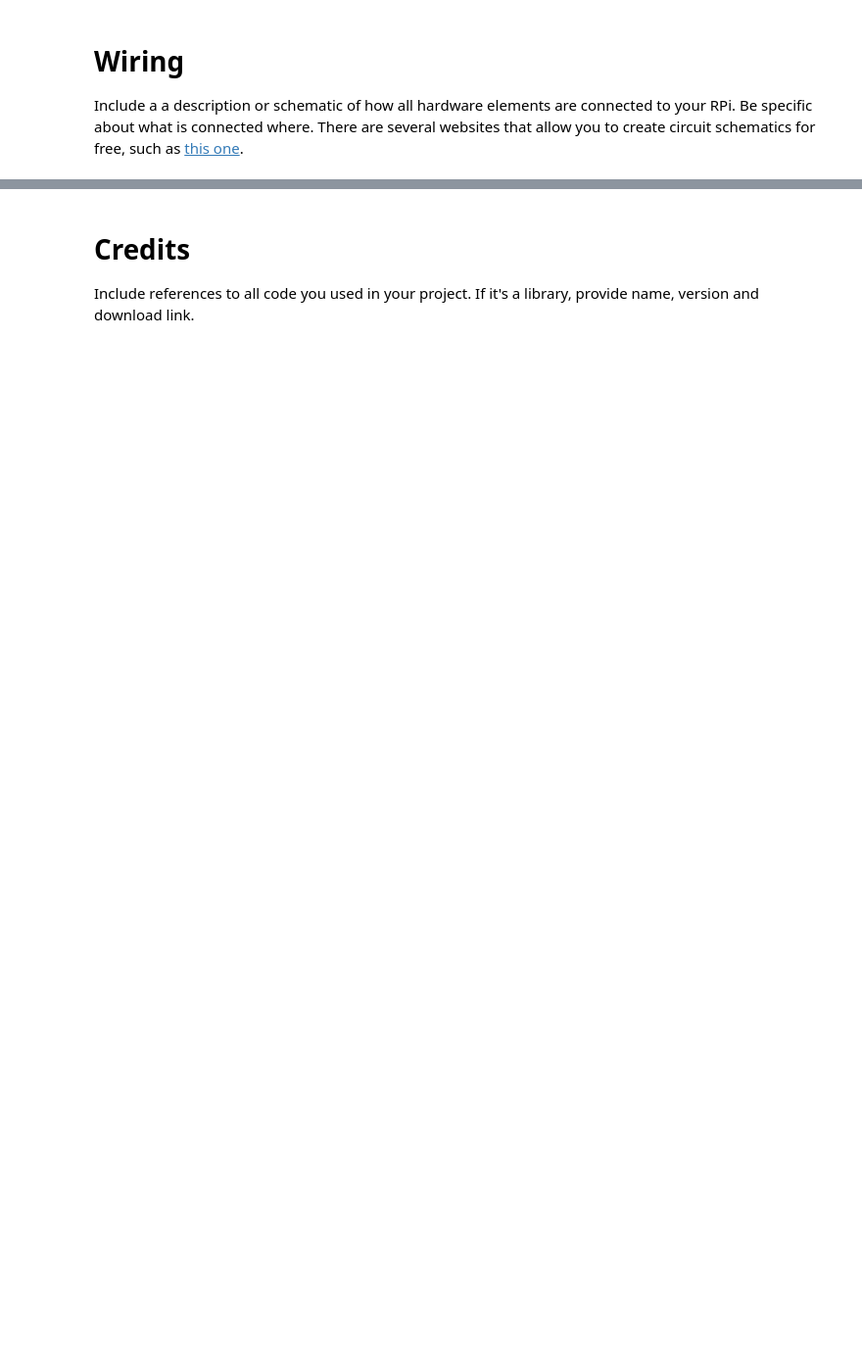
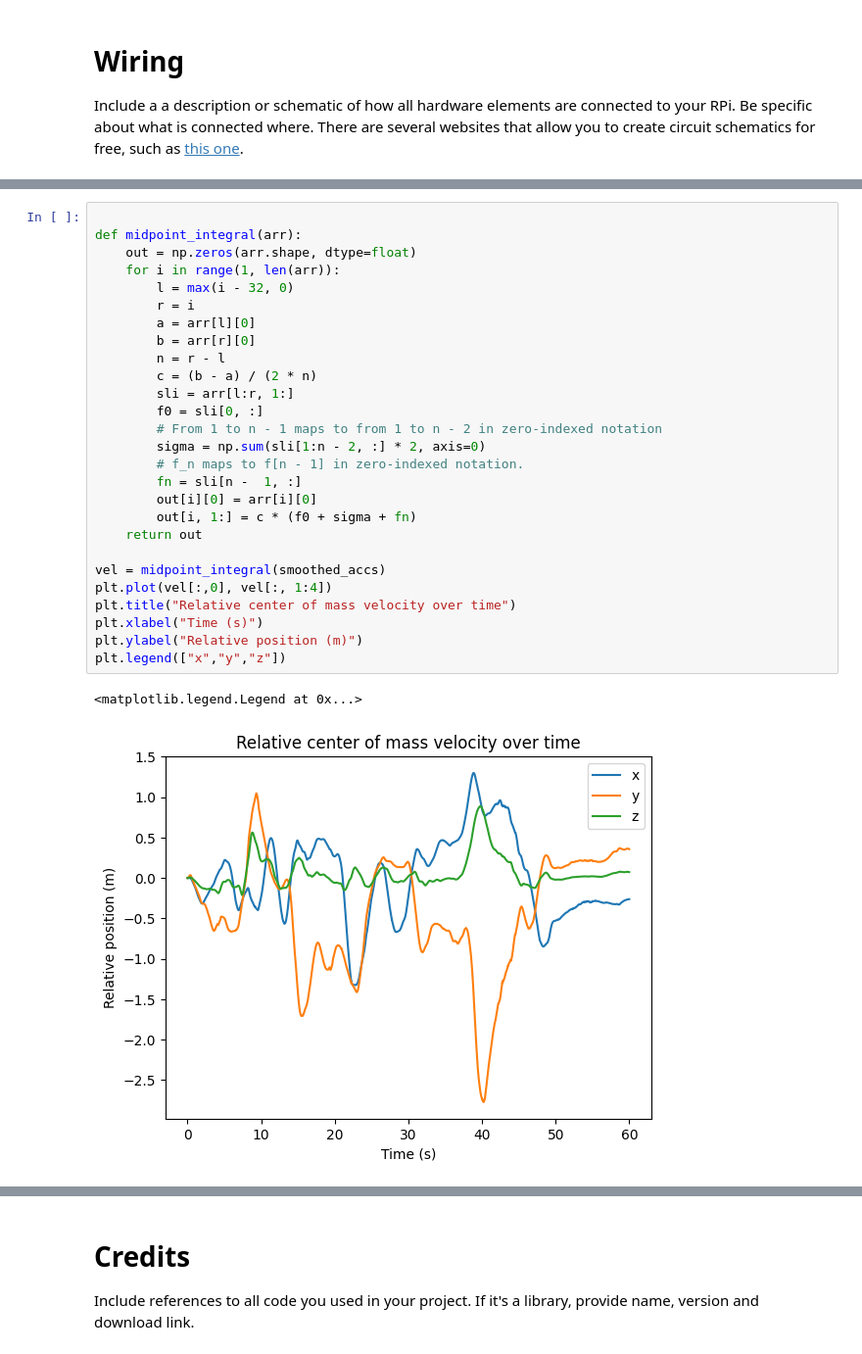
Before and after one commit to tobin-ford/CSCI-250-Capstone, a Jupyter notebook: CAP_Report.ipynb, the cells around one changed output, grey strips where cells are left out. Shown at 98% size. Saved outputs shown, nothing was run; the diff lists cells and outputs as text; blank space fills up the shorter version.

```diff
--- a/CAP_Report.ipynb
+++ b/CAP_Report.ipynb
@@ -55,0 +217,30 @@ Include all the code that makes your project run. It can be in a single code cel
+# %%
+
+def midpoint_integral(arr):
+    out = np.zeros(arr.shape, dtype=float)
+    for i in range(1, len(arr)):
+        l = max(i - 32, 0)
+        r = i
+        a = arr[l][0]
+        b = arr[r][0]
+        n = r - l
+        c = (b - a) / (2 * n)
+        sli = arr[l:r, 1:]
+        f0 = sli[0, :]
+        # From 1 to n - 1 maps to from 1 to n - 2 in zero-indexed notation
+        sigma = np.sum(sli[1:n - 2, :] * 2, axis=0)
+        # f_n maps to f[n - 1] in zero-indexed notation.
+        fn = sli[n -  1, :]
+        out[i][0] = arr[i][0]
+        out[i, 1:] = c * (f0 + sigma + fn)
+    return out
+
+vel = midpoint_integral(smoothed_accs)
+plt.plot(vel[:,0], vel[:, 1:4])
+plt.title("Relative center of mass velocity over time")
+plt.xlabel("Time (s)")
+plt.ylabel("Relative position (m)")
+plt.legend(["x","y","z"])
+# %% [output]
+<matplotlib.legend.Legend at 0x...>
+[figure, added]
```
Also changed, not shown: parts of 13 cells of this notebook.
